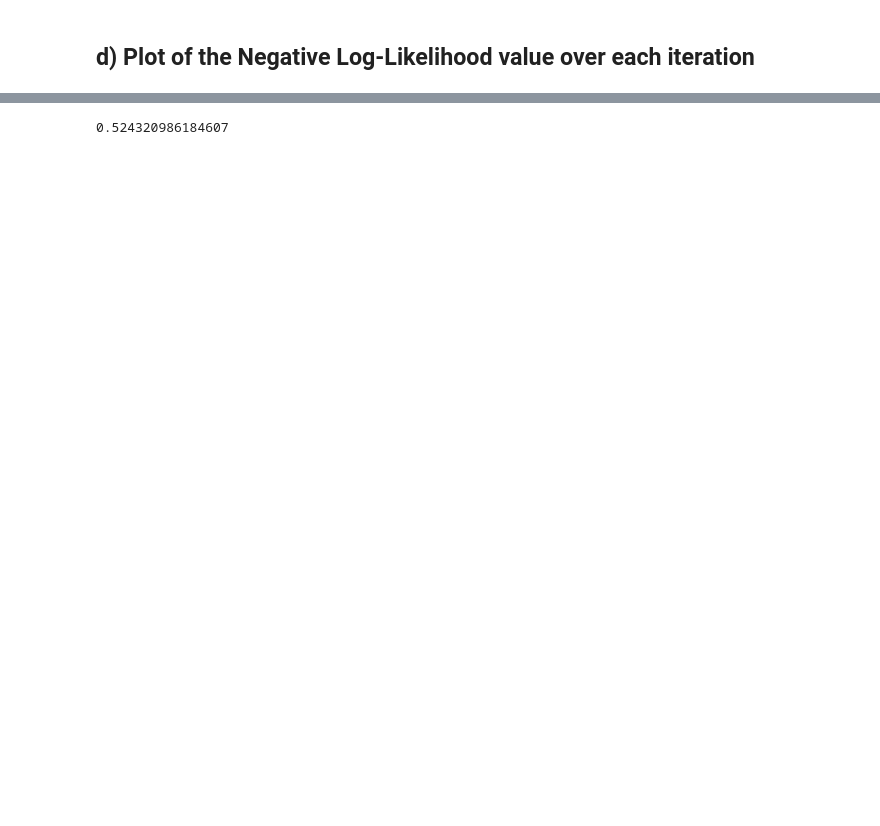
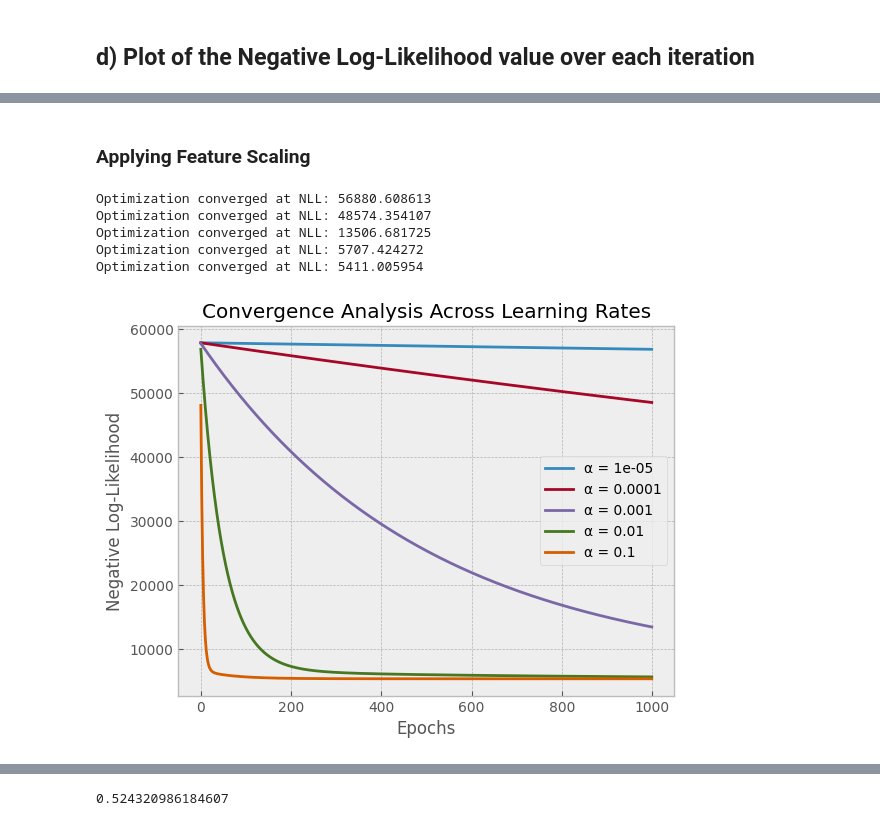
Before and after one commit to Lau-Jr/data-analysis-nmaist, a Jupyter notebook: simple_linear_regression_from_scratch.ipynb, the cells around one changed output, grey strips where cells are left out. Cells and saved outputs as stored; diff of their text form; code cells hidden in the pictures; blank space fills up the shorter version.

```diff
--- a/simple_linear_regression_from_scratch.ipynb
+++ b/simple_linear_regression_from_scratch.ipynb
@@ -327,0 +487,45 @@ This removes concerns about multiple local optima and makes optimization robust
+# %% [markdown]
+### Applying Feature Scaling
+# %%
+# 1. Isolate predictors and normalize
+# We skip the first column (intercept) to scale only the actual features
+raw_features = X_np[:, 1:]
+z_scaler = StandardScaler()
+normalized_features = z_scaler.fit_transform(raw_features)
+
+# 2. Re-attach the constant (bias) term to the front
+# Using np.hstack or np.insert for a different look than np.c_
+X_final = np.insert(normalized_features, 0, 1, axis=1)
+
+# 3. Parameter sweep for learning rates
+rates_to_test = [1e-5, 1e-4, 1e-3, 1e-2, 1e-1]
+n_samples = len(y.values)
+
+for alpha in rates_to_test:
+    # Initialization
+    theta = np.zeros(X_final.shape[1])
+    cost_log = []
+
+    for epoch in range(1000):
+        gradient = model_gradient(X_final,y.values,theta)
+        theta -= alpha * gradient
+        cost_log.append(gaussian_nll(theta, X_final, y.values))
+
+    print(f"Optimization converged at NLL: {cost_log[-1]:.6f}")
+
+    plt.plot(cost_log, label=f"α = {alpha}")
+
+# 4. Finalizing the visual comparison
+plt.style.use('bmh') # Different style for a different look
+plt.title("Convergence Analysis Across Learning Rates")
+plt.xlabel("Epochs")
+plt.ylabel("Negative Log-Likelihood")
+plt.legend(loc='center right')
+plt.show()
+# %% [output]
+Optimization converged at NLL: 56880.608613
+Optimization converged at NLL: 48574.354107
+Optimization converged at NLL: 13506.681725
+Optimization converged at NLL: 5707.424272
+Optimization converged at NLL: 5411.005954
+[figure, added]
```
Also changed, not shown: parts of 75 cells of this notebook.
